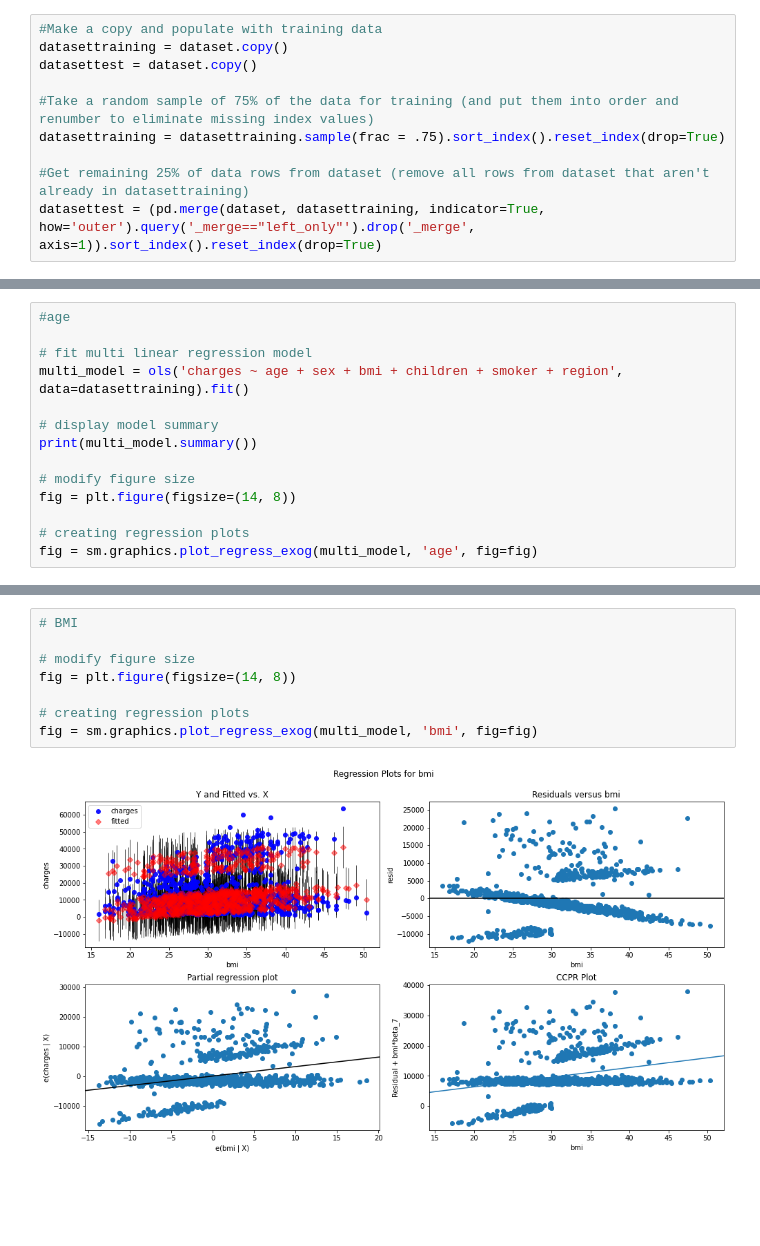
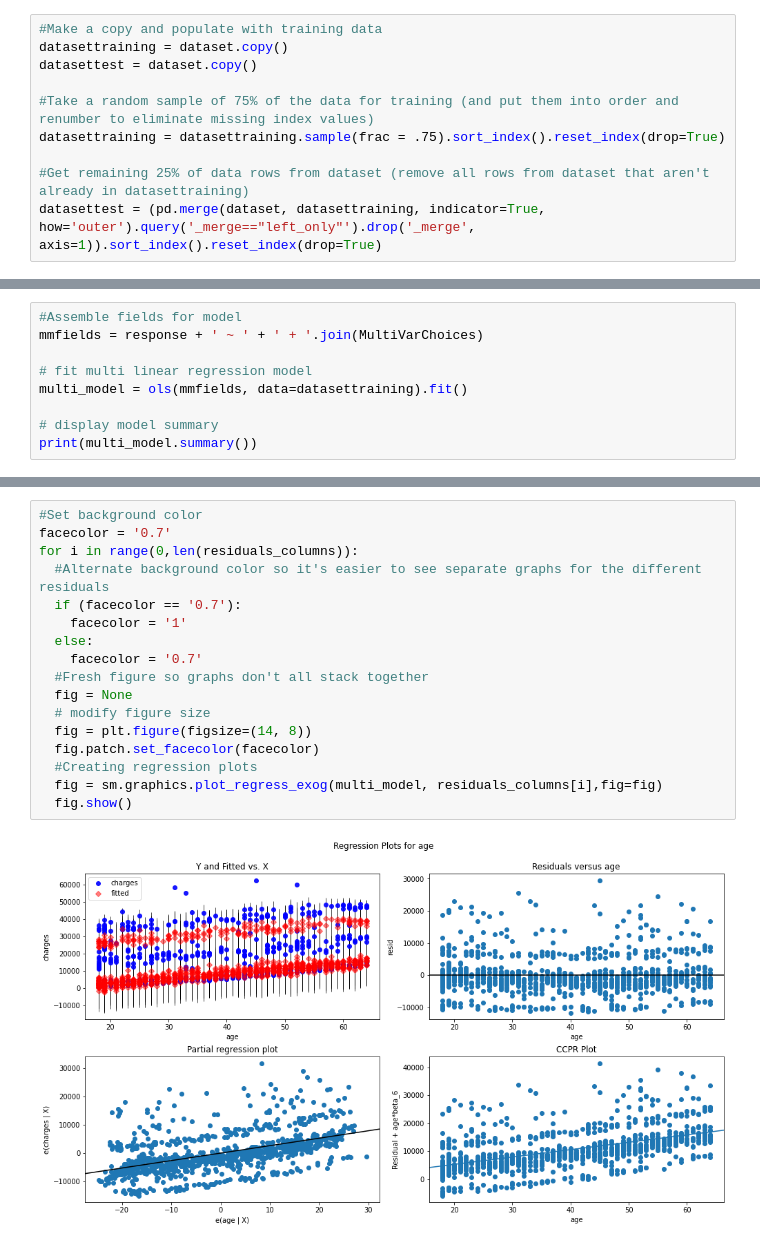
Before and after one commit to stuartketcham/DA310---Multiple-Linear-Regression---Group-Project, a Jupyter notebook: DA310_Multiple_Linear_Regression_Group_Project_insurance.ipynb, the cells around one changed output, grey strips where cells are left out. Saved outputs shown, nothing was run; the diff lists cells and outputs as text; blank space fills up the shorter version.

```diff
--- a/DA310_Multiple_Linear_Regression_Group_Project_insurance.ipynb
+++ b/DA310_Multiple_Linear_Regression_Group_Project_insurance.ipynb
@@ -167,17 +190,12 @@ Coefficients:
 # %%
-#age
+#Assemble fields for model
+mmfields = response + ' ~ ' + ' + '.join(MultiVarChoices)
 
 # fit multi linear regression model
-multi_model = ols('charges ~ age + sex + bmi + children + smoker + region', data=datasettraining).fit()
+multi_model = ols(mmfields, data=datasettraining).fit()
 
 # display model summary
 print(multi_model.summary())
-
-# modify figure size
-fig = plt.figure(figsize=(14, 8))
-
-# creating regression plots
-fig = sm.graphics.plot_regress_exog(multi_model, 'age', fig=fig)
 # %% [output]
                             OLS Regression Results
 ==============================================================================
@@ -200,10 +217,19 @@ Warnings:
-# %%
-# BMI
-
-# modify figure size
-fig = plt.figure(figsize=(14, 8))
-
-# creating regression plots
-fig = sm.graphics.plot_regress_exog(multi_model, 'bmi', fig=fig)
-# %% [output]
-[figure, removed]
+# %%
+#Set background color
+facecolor = '0.7'
+for i in range(0,len(residuals_columns)):
+  #Alternate background color so it's easier to see separate graphs for the different residuals
+  if (facecolor == '0.7'):
+    facecolor = '1'
+  else:
+    facecolor = '0.7'
+  #Fresh figure so graphs don't all stack together
+  fig = None
+  # modify figure size
+  fig = plt.figure(figsize=(14, 8))
+  fig.patch.set_facecolor(facecolor)
+  #Creating regression plots
+  fig = sm.graphics.plot_regress_exog(multi_model, residuals_columns[i],fig=fig)
+  fig.show()
+# %% [output]
+[figure, added]
```
Also changed, not shown: parts of 13 cells of this notebook.
